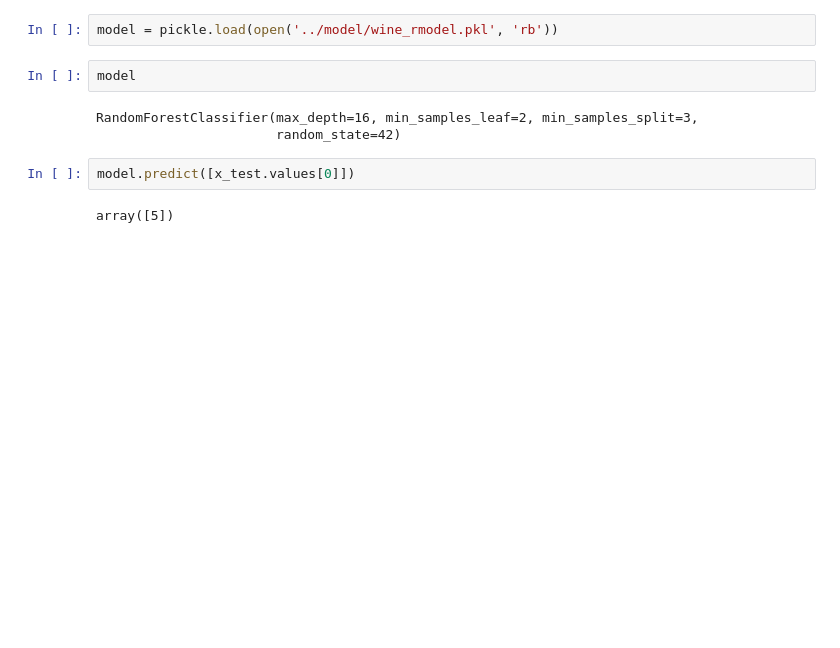
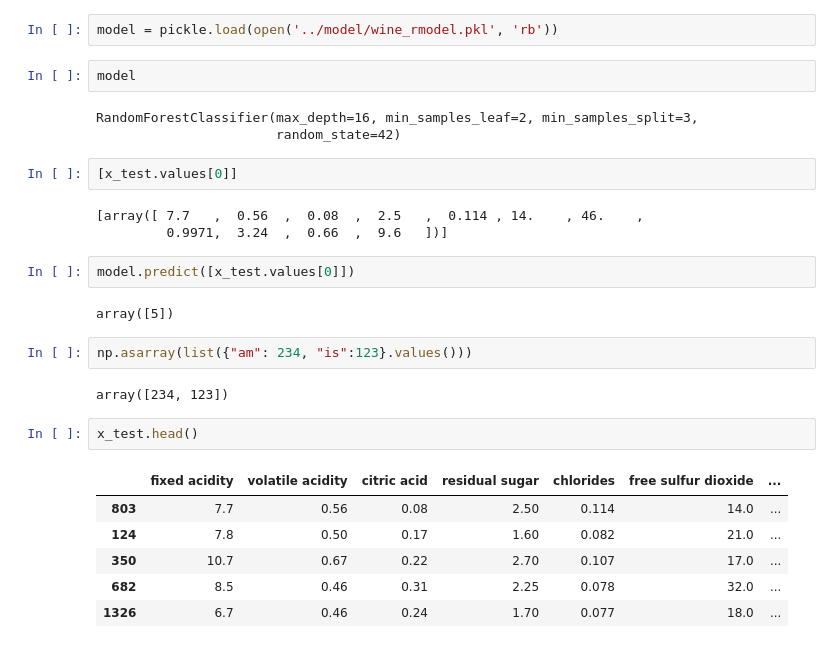
Before and after one commit to Sammybams/Wine-Prediction, a Jupyter notebook: experimentation/Wine_Model_Experiment.ipynb, the cells around one changed output. Cells and saved outputs as stored; diff of their text form; blank space fills up the shorter version.

```diff
--- a/experimentation/Wine_Model_Experiment.ipynb
+++ b/experimentation/Wine_Model_Experiment.ipynb
@@ -458,7 +462,25 @@ model
 # %% [output]
 RandomForestClassifier(max_depth=16, min_samples_leaf=2, min_samples_split=3,
                        random_state=42)
+# %%
+[x_test.values[0]]
+# %% [output]
+[array([ 7.7   ,  0.56  ,  0.08  ,  2.5   ,  0.114 , 14.    , 46.    ,
+         0.9971,  3.24  ,  0.66  ,  9.6   ])]
 # %%
 model.predict([x_test.values[0]])
 # %% [output]
 array([5])
+# %%
+np.asarray(list({"am": 234, "is":123}.values()))
+# %% [output]
+array([234, 123])
+# %%
+x_test.head()
+# %% [output]
+|  | fixed acidity | volatile acidity | citric acid | residual sugar | chlorides | free sulfur dioxide | ... |
+| 803 | 7.7 | 0.56 | 0.08 | 2.50 | 0.114 | 14.0 | ... |
+| 124 | 7.8 | 0.50 | 0.17 | 1.60 | 0.082 | 21.0 | ... |
+| 350 | 10.7 | 0.67 | 0.22 | 2.70 | 0.107 | 17.0 | ... |
+| 682 | 8.5 | 0.46 | 0.31 | 2.25 | 0.078 | 32.0 | ... |
+| 1326 | 6.7 | 0.46 | 0.24 | 1.70 | 0.077 | 18.0 | ... |
```
Also changed, not shown: parts of 2 cells of this notebook, 2 other files.
